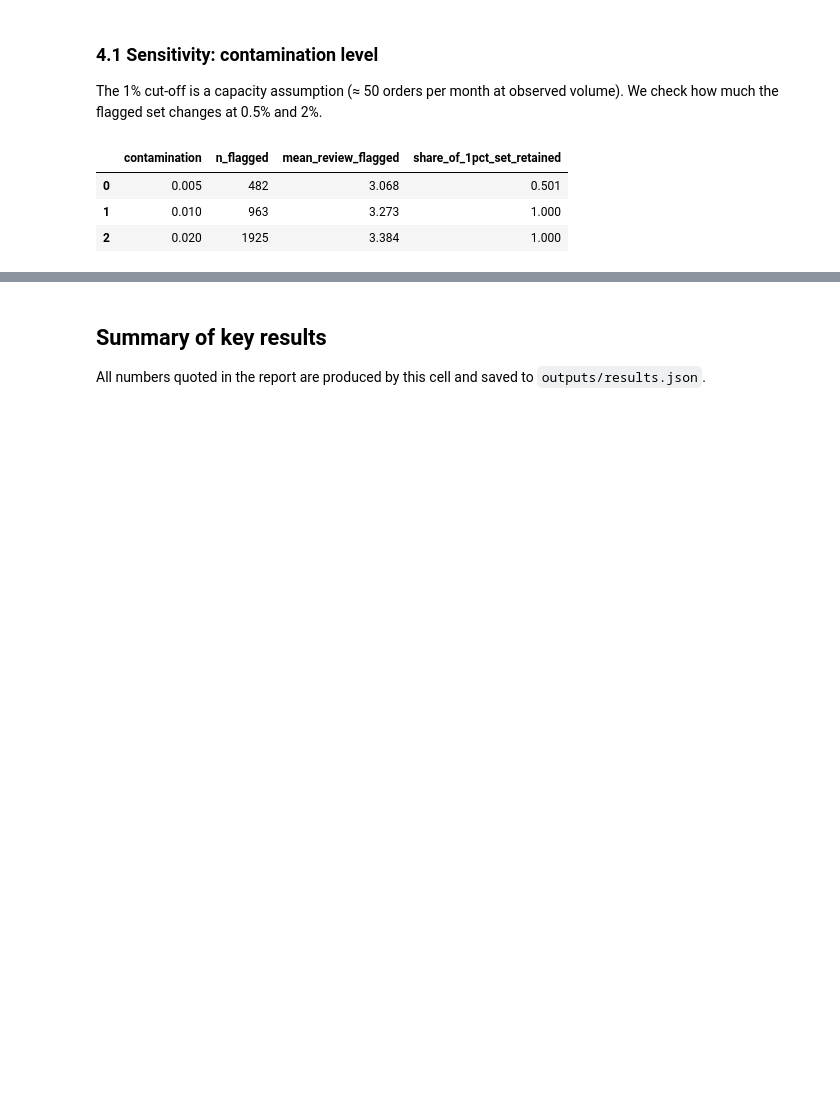
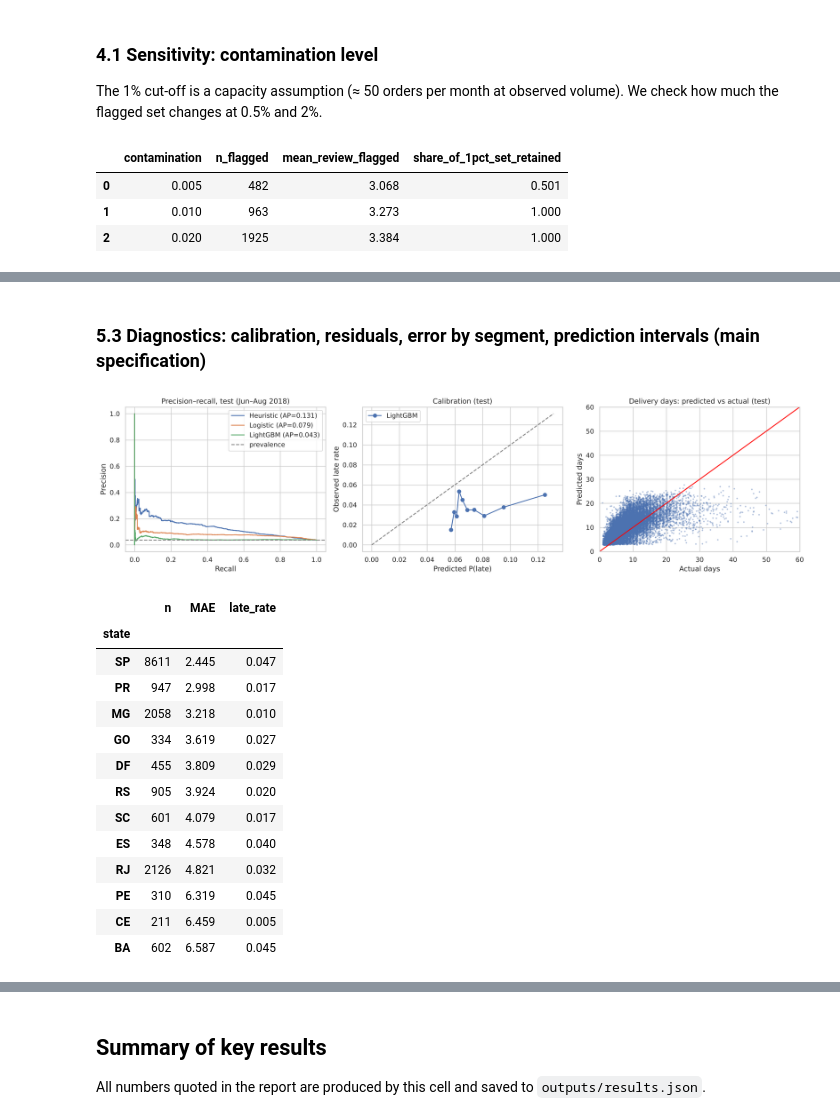
Before and after one commit to muganga-charles/dsc8307-advent-2026-examination, a Jupyter notebook: olist_analysis.ipynb, the cells around one changed output, grey strips where cells are left out. Saved outputs shown, nothing was run; the diff lists cells and outputs as text; code cells hidden in the pictures; blank space fills up the shorter version.

```diff
--- a/olist_analysis.ipynb
+++ b/olist_analysis.ipynb
@@ -1188,19 +1021,0 @@ res_reg.round(3)
-# %%
-fig, ax = plt.subplots(1, 3, figsize=(17, 4.5))
-for name, p_ in [("Heuristic", ratio[te].values), ("Logistic", p_lr_te), ("LightGBM", p_gb_te)]:
-    pr, rc, _ = precision_recall_curve(y_late[te], p_)
-    ax[0].plot(rc, pr, label=f"{name} (AP={average_precision_score(y_late[te], p_):.3f})")
-ax[0].axhline(y_late[te].mean(), ls="--", c="grey", label="prevalence"); ax[0].set_xlabel("Recall"); ax[0].set_ylabel("Precision")
-ax[0].set_title("Precision–recall, test (Jun–Aug 2018)"); ax[0].legend()
-fp, mp = calibration_curve(y_late[te], p_gb_te, n_bins=10, strategy="quantile")
-ax[1].plot(mp, fp, marker="o", label="LightGBM"); ax[1].plot([0, .5], [0, .5], ls="--", c="grey")
-ax[1].set_title("Calibration (test)"); ax[1].set_xlabel("Predicted P(late)"); ax[1].set_ylabel("Observed late rate"); ax[1].legend()
-ax[2].scatter(y_days[te], pd_te, s=3, alpha=.3); ax[2].plot([0, 60], [0, 60], c="red")
-ax[2].set_xlim(0, 60); ax[2].set_ylim(0, 60); ax[2].set_xlabel("Actual days"); ax[2].set_ylabel("Predicted days")
-ax[2].set_title("Delivery days: predicted vs actual (test)")
-savefig("fig7_model_diagnostics")
-
-err = pd.DataFrame({"state": M.customer_state[te].astype(str).values, "abs_err": np.abs(y_days[te] - pd_te), "late": y_late[te], "p": p_gb_te})
-by_state = err.groupby("state").agg(n=("abs_err", "size"), MAE=("abs_err", "mean"), late_rate=("late", "mean")).query("n>=200").sort_values("MAE")
-RESULTS["mae_by_state_range"] = (round(by_state.MAE.min(), 2), by_state.MAE.idxmin(), round(by_state.MAE.max(), 2), by_state.MAE.idxmax())
-by_state.round(3)
@@ -1435,0 +1237,5 @@ cap.round(3)
+# %%
+res_reg, MAINR = run_block_reg(FEATS_MAIN, route_exp_tr[te])
+BEST_IT_REG = MAINR["it_r"]; pd_te = MAINR["pd_te"]
+RESULTS["days_test_metrics"] = res_reg.round(3).reset_index().to_dict("records")
+res_reg.round(3)
@@ -1435,0 +1251,38 @@ cap.round(3)
+# %% [markdown]
+### 5.3 Diagnostics: calibration, residuals, error by segment, prediction intervals (main specification)
+# %%
+fig, ax = plt.subplots(1, 3, figsize=(17, 4.5))
+for name, p_ in [("Heuristic", ratio_te), ("Logistic", p_lr_te), ("LightGBM", p_gb_te)]:
+    pr, rc, _ = precision_recall_curve(y_late[te], p_)
+    ax[0].plot(rc, pr, label=f"{name} (AP={average_precision_score(y_late[te], p_):.3f})")
+ax[0].axhline(y_late[te].mean(), ls="--", c="grey", label="prevalence"); ax[0].set_xlabel("Recall"); ax[0].set_ylabel("Precision")
+ax[0].set_title("Precision–recall, test (Jun–Aug 2018)"); ax[0].legend()
+fp, mp = calibration_curve(y_late[te], p_gb_te, n_bins=10, strategy="quantile")
+ax[1].plot(mp, fp, marker="o", label="LightGBM"); lim = max(mp.max(), fp.max()) * 1.05
+ax[1].plot([0, lim], [0, lim], ls="--", c="grey")
+ax[1].set_title("Calibration (test)"); ax[1].set_xlabel("Predicted P(late)"); ax[1].set_ylabel("Observed late rate"); ax[1].legend()
+ax[2].scatter(y_days[te], pd_te, s=3, alpha=.3); ax[2].plot([0, 60], [0, 60], c="red")
+ax[2].set_xlim(0, 60); ax[2].set_ylim(0, 60); ax[2].set_xlabel("Actual days"); ax[2].set_ylabel("Predicted days")
+ax[2].set_title("Delivery days: predicted vs actual (test)")
+savefig("fig7_model_diagnostics")
+
+err = pd.DataFrame({"state": M.customer_state.values[te].astype(str), "abs_err": np.abs(y_days[te] - pd_te), "late": y_late[te]})
+by_state = err.groupby("state").agg(n=("abs_err", "size"), MAE=("abs_err", "mean"), late_rate=("late", "mean")).query("n>=200").sort_values("MAE")
+RESULTS["mae_by_state_range"] = (round(by_state.MAE.min(), 2), by_state.MAE.idxmin(), round(by_state.MAE.max(), 2), by_state.MAE.idxmax())
+by_state.round(3)
+# %% [output]
+[figure, added]
+|  | n | MAE | late_rate |
+| state |  |  |  |
+| SP | 8611 | 2.445 | 0.047 |
+| PR | 947 | 2.998 | 0.017 |
+| MG | 2058 | 3.218 | 0.010 |
+| GO | 334 | 3.619 | 0.027 |
+| DF | 455 | 3.809 | 0.029 |
+| RS | 905 | 3.924 | 0.020 |
+| SC | 601 | 4.079 | 0.017 |
+| ES | 348 | 4.578 | 0.040 |
+| RJ | 2126 | 4.821 | 0.032 |
+| PE | 310 | 6.319 | 0.045 |
+| CE | 211 | 6.459 | 0.005 |
+| BA | 602 | 6.587 | 0.045 |
```
Also changed, not shown: parts of 43 cells of this notebook, 12 other files.
